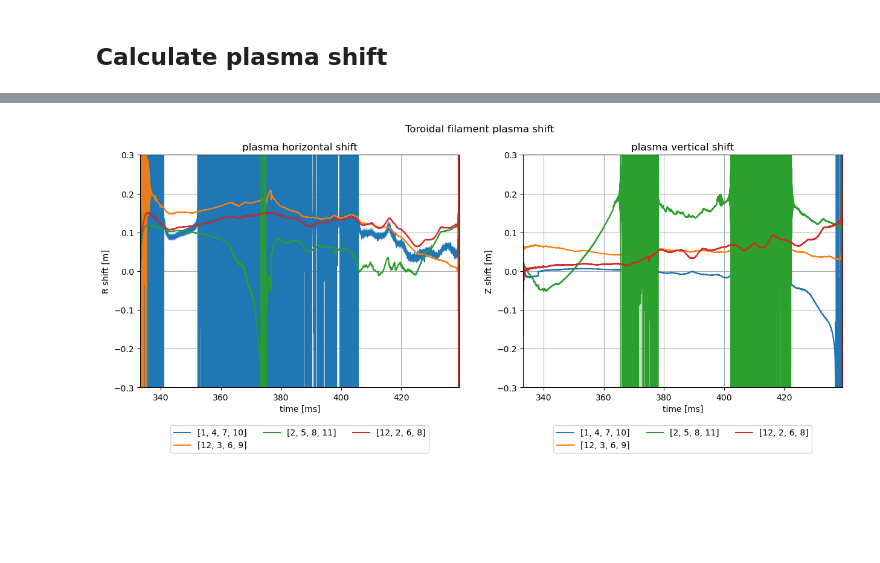
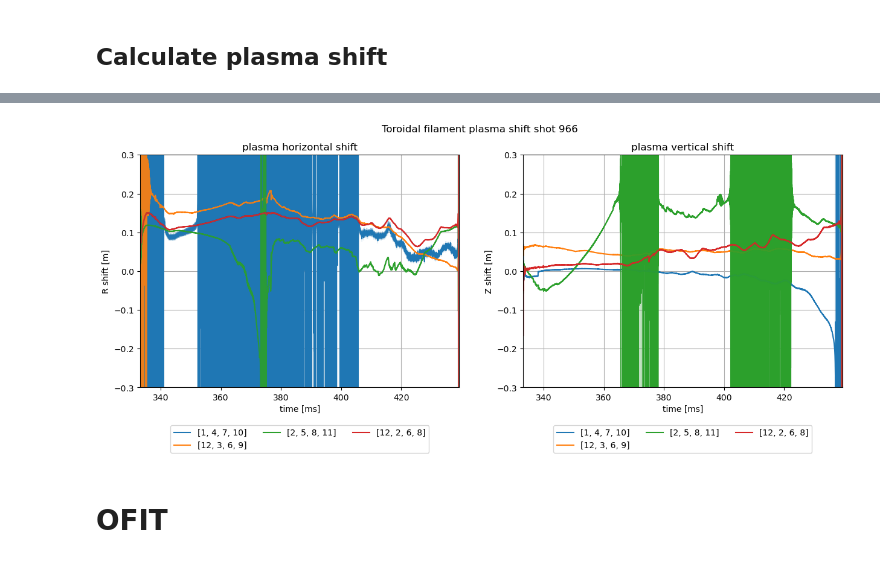
Before and after one commit to P-Attapon/TT1PlasmaColumnPosition, a Jupyter notebook: experimental_result.ipynb, the cells around one changed output, grey strips where cells are left out. Saved outputs shown, nothing was run; the diff lists cells and outputs as text; code cells hidden in the pictures; blank space fills up the shorter version.

Commit message:
add OFIT to experimental notebook and perform comparison with correcting factor

```diff
--- a/experimental_result.ipynb
+++ b/experimental_result.ipynb
@@ -7,15 +7,21 @@ from tqdm import tqdm
 
 #toroidal filament functions
 from process_probe_data import retreive_plasma_current, retreive_magnetic_signal,trim_quantities
-from toroidalFilament.plasma_shift import toroidal_filament_shift_progression
+from toroidalFilament_dir.plasma_shift import toroidal_filament_shift_progression
+
+#OFIT
+from OFIT_dir.OFIT import OFIT
+from OFIT_dir.local_image import rev_image, get_frames_for_shot
+
+shot_no = 966
 # %% [markdown]
 # Toroidal Filament Model
 # %% [markdown]
 ## Retreive plasma current and probes' magnetic signals
 # %%
 #retreive processed data
-recorded_plasma_current, recorded_time, discharge_begin, discharge_end = retreive_plasma_current(966)
-recorded_magnetic_signal = retreive_magnetic_signal(966)
+recorded_plasma_current, recorded_time, discharge_begin, discharge_end = retreive_plasma_current(shot_no)
+recorded_magnetic_signal = retreive_magnetic_signal(shot_no)
 
 time, plasma_current, plasma_signal = trim_quantities(recorded_time,recorded_magnetic_signal,recorded_plasma_current,discharge_begin,discharge_end)
 # %%
@@ -49,33 +86,35 @@ valid_time, R0_arr, R0_err, Z0_arr, Z0_err = toroidal_filament_shift_progression
 # %%
 fig, ax = plt.subplots(1,2,figsize = (15,5))
 
-fig.suptitle("Toroidal filament plasma shift")
+fig.suptitle(f"Toroidal filament plasma shift shot {shot_no}")
 
 for t, R_shift,R_err, probe_arr in zip(valid_time,R0_arr,R0_err,use_probes):
     line = ax[0].plot(t,R_shift,label = f"{probe_arr}")
     color = line[0].get_color()
     ax[0].errorbar(t, R_shift, yerr=R_err, alpha=0.1,color = color)
 
 ax[0].set_xlim(discharge_begin,discharge_end)
 ax[0].set_ylim(-0.3,0.3)
 ax[0].grid()
 ax[0].set_xlabel("time [ms]")
 ax[0].set_ylabel("R shift [m]")
 ax[0].set_title("plasma horizontal shift")
 ax[0].legend(loc = "lower center", bbox_to_anchor = (0.5,-0.3),ncol = 3)
 
 
 for t, Z_shift, Z_err,probe_arr in zip(valid_time, Z0_arr,Z0_err,use_probes):
     line = ax[1].plot(t,Z_shift,label = f"{probe_arr}")
     color = line[0].get_color()
     ax[1].errorbar(t, Z_shift,yerr = Z_err,alpha = 0.1,color = color)
 ax[1].set_xlim(discharge_begin,discharge_end)
 ax[1].set_ylim(-0.3,0.3)
 ax[1].grid()
 ax[1].set_xlabel("time [ms]")
 ax[1].set_ylabel("Z shift [m]")
 ax[1].set_title("plasma vertical shift")
 ax[1].legend(loc = "lower center", bbox_to_anchor = (0.5,-0.3),ncol = 3)
 plt.show()
 # %% [output]
-[figure, old version]
+[figure, new version]
+# %% [markdown]
+# OFIT
```
Also changed, not shown: parts of 6 cells of this notebook, 18 other files.
